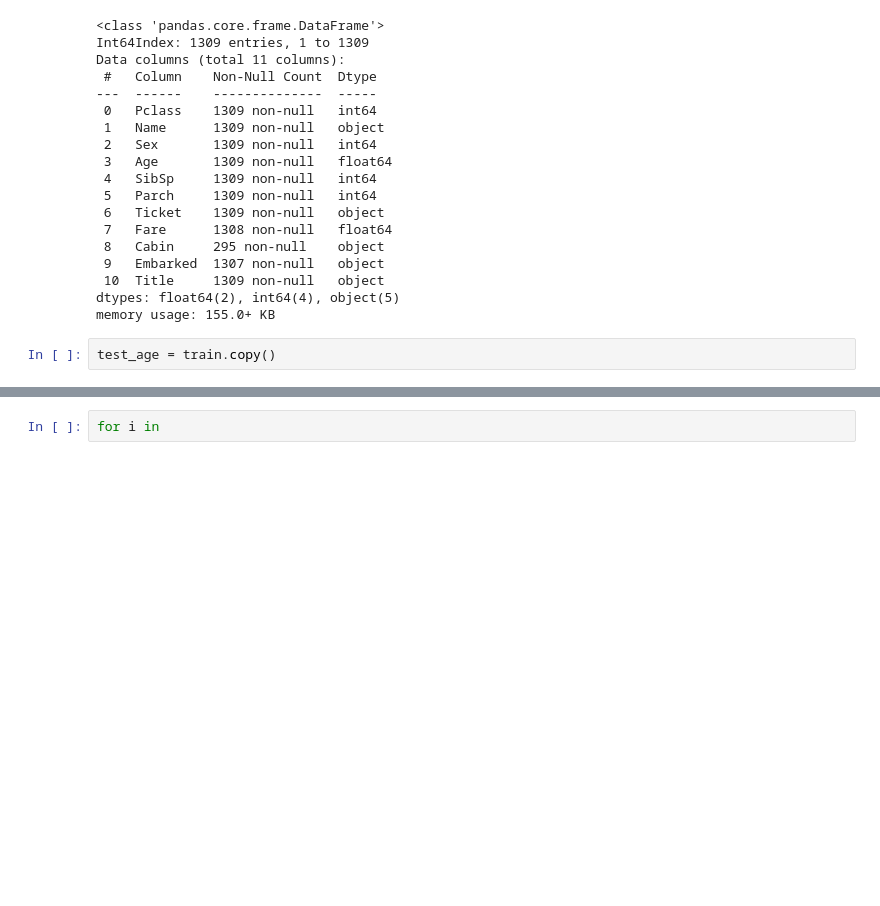
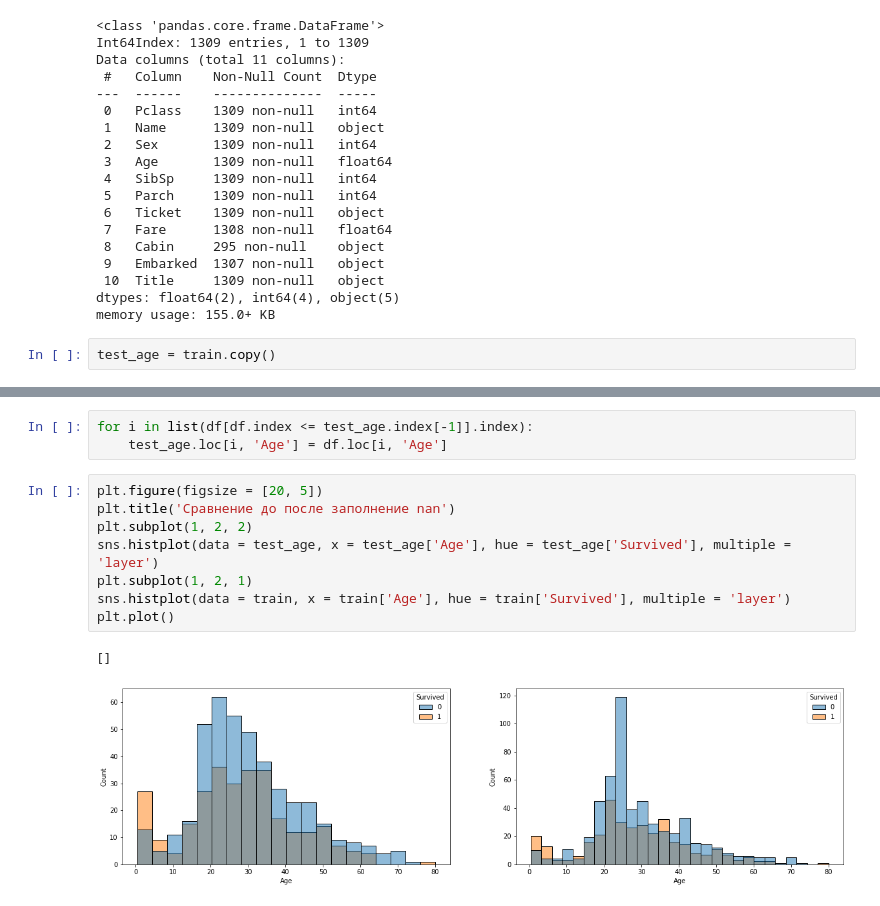
Before and after one commit to warshtayner/Kaggle_Titanic, a Jupyter notebook: version_4.ipynb, the cells around one changed output, grey strips where cells are left out. Drawn from its saved outputs; the diff is of its cells as text; blank space fills up the shorter version.

```diff
--- a/version_4.ipynb
+++ b/version_4.ipynb
@@ -181,2 +198,14 @@ True
 # %%
-for i in
+for i in list(df[df.index <= test_age.index[-1]].index):
+    test_age.loc[i, 'Age'] = df.loc[i, 'Age']
+# %%
+plt.figure(figsize = [20, 5])
+plt.title('Сравнение до после заполнение nan')
+plt.subplot(1, 2, 2)
+sns.histplot(data = test_age, x = test_age['Age'], hue = test_age['Survived'], multiple = 'layer')
+plt.subplot(1, 2, 1)
+sns.histplot(data = train, x = train['Age'], hue = train['Survived'], multiple = 'layer')
+plt.plot()
+# %% [output]
+[]
+[figure, added]
```
Also changed, not shown: parts of 38 cells of this notebook, 2 other files.
